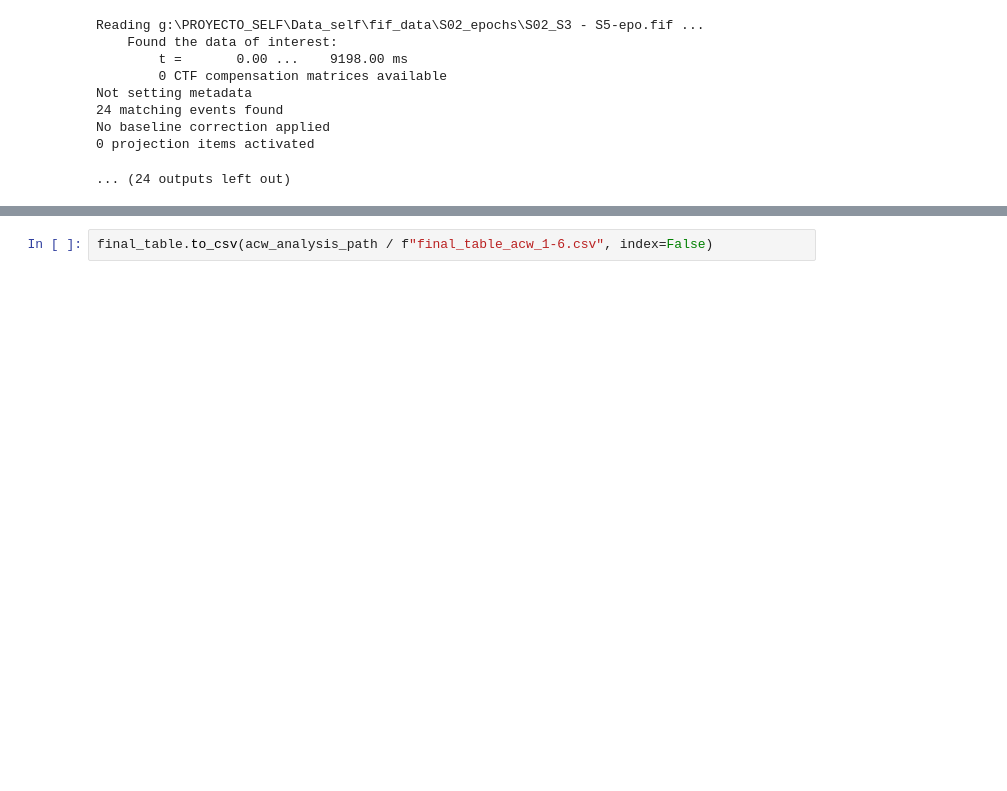
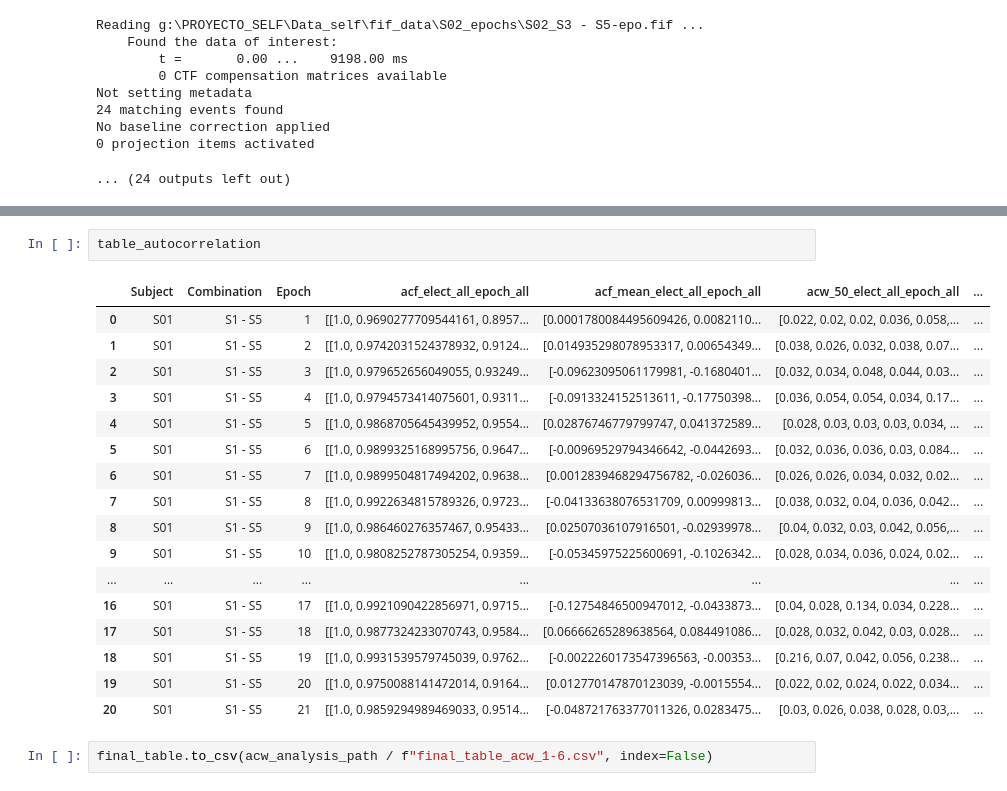
Before and after one commit to dbo97/CODE_self, a Jupyter notebook: acf_defnitivo_epochs.ipynb, the cells around one changed output, grey strips where cells are left out. Cells and saved outputs as stored; diff of their text form; blank space fills up the shorter version.

```diff
--- a/acf_defnitivo_epochs.ipynb
+++ b/acf_defnitivo_epochs.ipynb
@@ -436,3 +436,23 @@ final_table
+# %%
+table_autocorrelation
+# %% [output]
+|  | Subject | Combination | Epoch | acf_elect_all_epoch_all | acf_mean_elect_all_epoch_all | acw_50_elect_all_epoch_all | ... |
+| 0 | S01 | S1 - S5 | 1 | [[1.0, 0.9690277709544161, 0.8957... | [0.0001780084495609426, 0.0082110... | [0.022, 0.02, 0.02, 0.036, 0.058,... | ... |
+| 1 | S01 | S1 - S5 | 2 | [[1.0, 0.9742031524378932, 0.9124... | [0.014935298078953317, 0.00654349... | [0.038, 0.026, 0.032, 0.038, 0.07... | ... |
+| 2 | S01 | S1 - S5 | 3 | [[1.0, 0.979652656049055, 0.93249... | [-0.09623095061179981, -0.1680401... | [0.032, 0.034, 0.048, 0.044, 0.03... | ... |
+| 3 | S01 | S1 - S5 | 4 | [[1.0, 0.9794573414075601, 0.9311... | [-0.0913324152513611, -0.17750398... | [0.036, 0.054, 0.054, 0.034, 0.17... | ... |
+| 4 | S01 | S1 - S5 | 5 | [[1.0, 0.9868705645439952, 0.9554... | [0.02876746779799747, 0.041372589... | [0.028, 0.03, 0.03, 0.03, 0.034, ... | ... |
+| 5 | S01 | S1 - S5 | 6 | [[1.0, 0.9899325168995756, 0.9647... | [-0.00969529794346642, -0.0442693... | [0.032, 0.036, 0.036, 0.03, 0.084... | ... |
+| 6 | S01 | S1 - S5 | 7 | [[1.0, 0.9899504817494202, 0.9638... | [0.0012839468294756782, -0.026036... | [0.026, 0.026, 0.034, 0.032, 0.02... | ... |
+| 7 | S01 | S1 - S5 | 8 | [[1.0, 0.9922634815789326, 0.9723... | [-0.04133638076531709, 0.00999813... | [0.038, 0.032, 0.04, 0.036, 0.042... | ... |
+| 8 | S01 | S1 - S5 | 9 | [[1.0, 0.986460276357467, 0.95433... | [0.02507036107916501, -0.02939978... | [0.04, 0.032, 0.03, 0.042, 0.056,... | ... |
+| 9 | S01 | S1 - S5 | 10 | [[1.0, 0.9808252787305254, 0.9359... | [-0.05345975225600691, -0.1026342... | [0.028, 0.034, 0.036, 0.024, 0.02... | ... |
+| ... | ... | ... | ... | ... | ... | ... | ... |
+| 16 | S01 | S1 - S5 | 17 | [[1.0, 0.9921090422856971, 0.9715... | [-0.12754846500947012, -0.0433873... | [0.04, 0.028, 0.134, 0.034, 0.228... | ... |
+| 17 | S01 | S1 - S5 | 18 | [[1.0, 0.9877324233070743, 0.9584... | [0.06666265289638564, 0.084491086... | [0.028, 0.032, 0.042, 0.03, 0.028... | ... |
+| 18 | S01 | S1 - S5 | 19 | [[1.0, 0.9931539579745039, 0.9762... | [-0.0022260173547396563, -0.00353... | [0.216, 0.07, 0.042, 0.056, 0.238... | ... |
+| 19 | S01 | S1 - S5 | 20 | [[1.0, 0.9750088141472014, 0.9164... | [0.012770147870123039, -0.0015554... | [0.022, 0.02, 0.024, 0.022, 0.034... | ... |
+| 20 | S01 | S1 - S5 | 21 | [[1.0, 0.9859294989469033, 0.9514... | [-0.048721763377011326, 0.0283475... | [0.03, 0.026, 0.038, 0.028, 0.03,... | ... |
 # %%
 final_table.to_csv(acw_analysis_path / f"final_table_acw_1-6.csv", index=False)
 # %%
```
Also changed, not shown: parts of 9 cells of this notebook, 1 other file.
